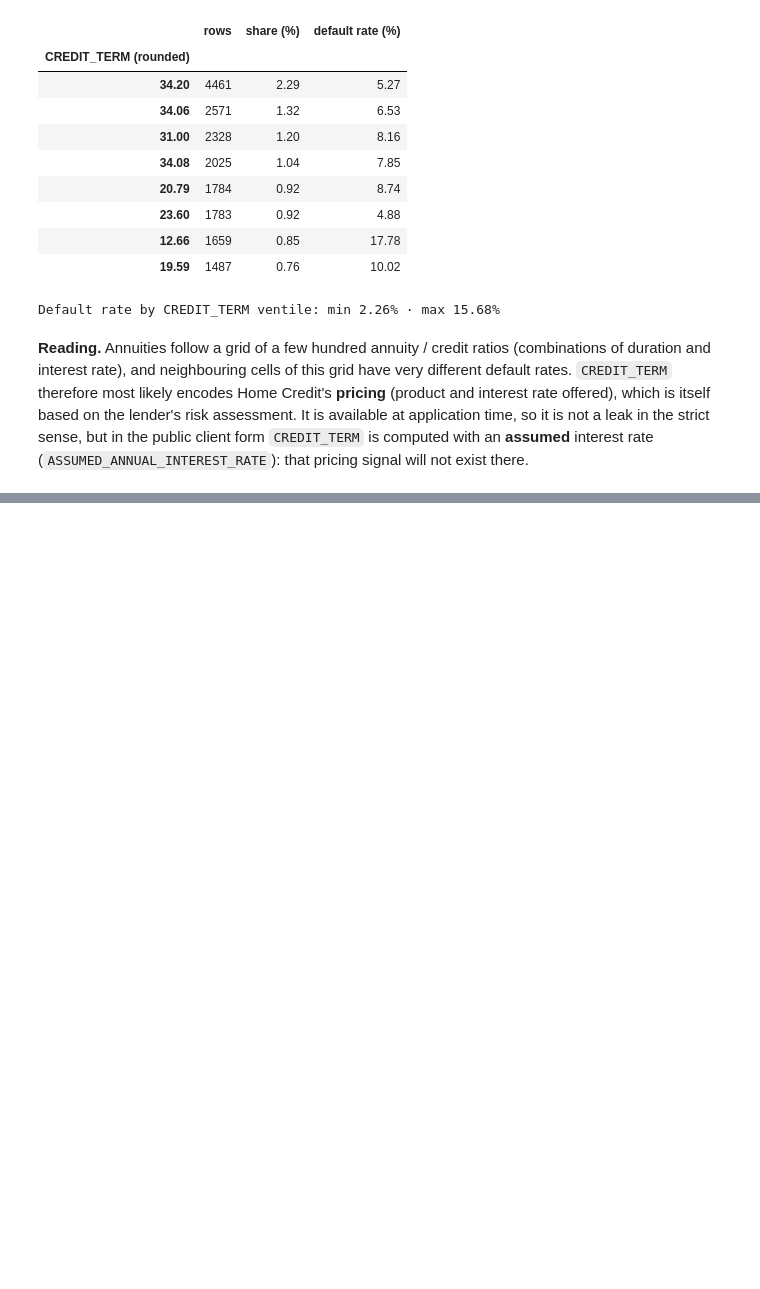
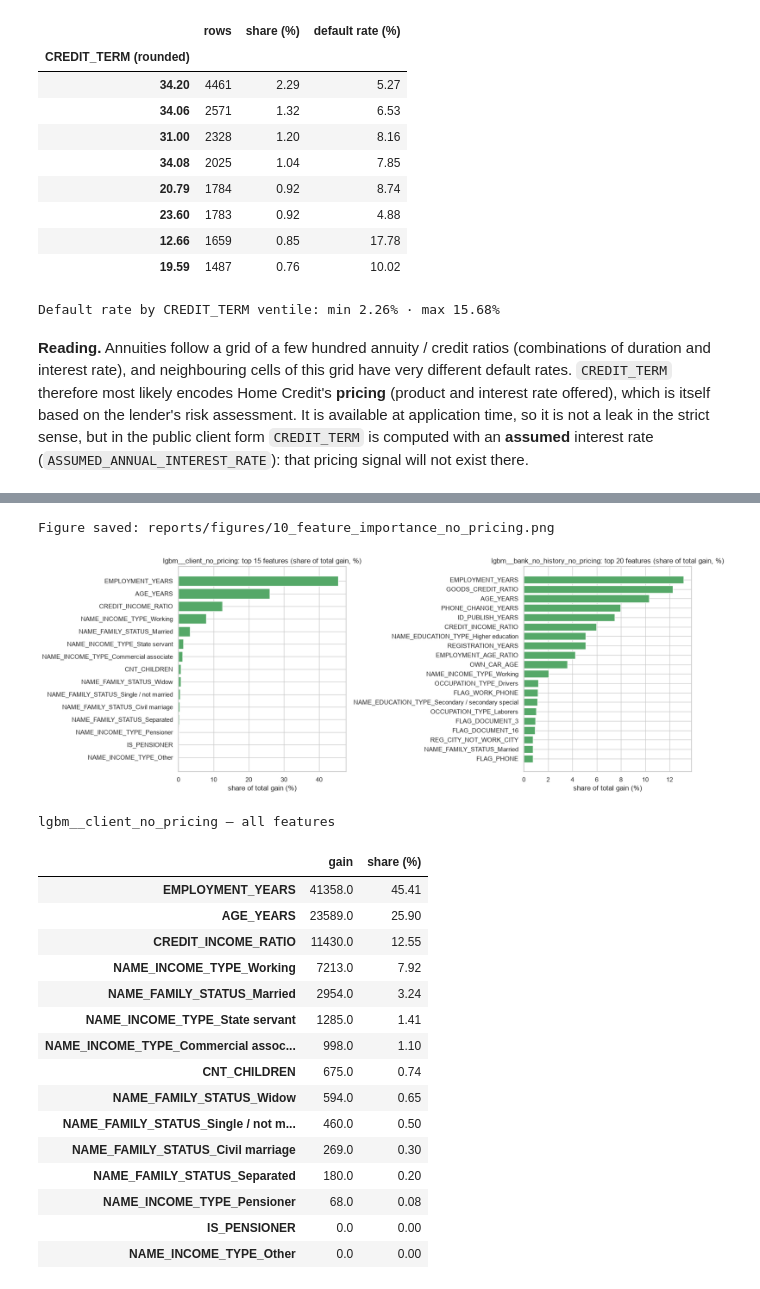
Before and after one commit to racha-cbn/Noria, a Jupyter notebook: notebooks/03_baseline_models.ipynb, the cells around one changed output, grey strips where cells are left out. Cells and saved outputs as stored; diff of their text form; code cells hidden in the pictures; blank space fills up the shorter version.

Commit message:
Experiments E10-E11: pricing signal
Co-Authored-By: Claude Opus 5.5 <noreply@anthropic.com>

```diff
--- a/notebooks/03_baseline_models.ipynb
+++ b/notebooks/03_baseline_models.ipynb
@@ -259,0 +271,18 @@ It is available at application time, so it is not a leak in the strict sense, bu
+# %%
+run = experiments.run_e10_e11(run)
+results = run["results"]
+e10, e11 = run["e10"], run["e11"]
+
+print("E10 — Client model without the pricing signal")
+print(f"  features ({len(e10['features'])}): {e10['features']}")
+print(f"  LightGBM AUC: {e10['client_no_pricing_auc']:.4f}  95% CI [{e10['ci'][0]:.4f}, {e10['ci'][1]:.4f}]  PR-AUC {e10['pr_auc']:.4f}")
+print(f"  (E3 client model with the pricing signal: {e10['client_e3_auc_for_reference']:.4f})")
+print(f"  Rule: {e10['rule']}")
+print(f"  Decision: {e10['decision']}")
+print()
+d = e11["with_minus_without"]
+print("E11 — Weight of the pricing signal in the bank model without history")
+print(f"  with CREDIT_TERM and ANNUITY_INCOME_RATIO:    {e11['with_pricing_auc']:.4f}")
+print(f"  without CREDIT_TERM and ANNUITY_INCOME_RATIO: {e11['without_pricing_auc']:.4f}")
+print(f"  with - without: {d['auc_diff']:+.4f}  95% CI [{d['ci_low']:+.4f}, {d['ci_high']:+.4f}]  (paired bootstrap, {d['n_bootstrap']} resamples)")
+print(f"  Rule: {e11['rule']}")
@@ -260,3 +323,39 @@ It is available at application time, so it is not a leak in the strict sense, bu
+# %%
+fig, axes = plt.subplots(1, 2, figsize=(16, 6))
+imp_e10 = {}
+for ax, key in zip(axes, ["lgbm__client_no_pricing", "lgbm__bank_no_history_no_pricing"]):
+    gain = tr.feature_importance(results[key]["pipeline"], "gain")
+    share = (gain / gain.sum() * 100).round(2)
+    imp_e10[key] = pd.DataFrame({"gain": gain.round(0), "share (%)": share})
+    top = share.head(20)[::-1]
+    ax.barh(top.index, top.values, color="#55A868")
+    ax.set_title(f"{key}: top {min(20, len(gain))} features (share of total gain, %)")
+    ax.set_xlabel("share of total gain (%)")
+fig.tight_layout()
+save(fig, "10_feature_importance_no_pricing.png")
+plt.show()
+print("lgbm__client_no_pricing — all features")
+display(imp_e10["lgbm__client_no_pricing"])
+# %% [output]
+Figure saved: reports/figures/10_feature_importance_no_pricing.png
+[figure, added]
+lgbm__client_no_pricing — all features
+|  | gain | share (%) |
+| EMPLOYMENT_YEARS | 41358.0 | 45.41 |
+| AGE_YEARS | 23589.0 | 25.90 |
+| CREDIT_INCOME_RATIO | 11430.0 | 12.55 |
+| NAME_INCOME_TYPE_Working | 7213.0 | 7.92 |
+| NAME_FAMILY_STATUS_Married | 2954.0 | 3.24 |
+| NAME_INCOME_TYPE_State servant | 1285.0 | 1.41 |
+| NAME_INCOME_TYPE_Commercial assoc... | 998.0 | 1.10 |
+| CNT_CHILDREN | 675.0 | 0.74 |
+| NAME_FAMILY_STATUS_Widow | 594.0 | 0.65 |
+| NAME_FAMILY_STATUS_Single / not m... | 460.0 | 0.50 |
+| NAME_FAMILY_STATUS_Civil marriage | 269.0 | 0.30 |
+| NAME_FAMILY_STATUS_Separated | 180.0 | 0.20 |
+| NAME_INCOME_TYPE_Pensioner | 68.0 | 0.08 |
+| IS_PENSIONER | 0.0 | 0.00 |
+| NAME_INCOME_TYPE_Other | 0.0 | 0.00 |
 # %% [markdown]
 ## Findings
 
```
Also changed, not shown: parts of 4 cells of this notebook, 9 other files.
